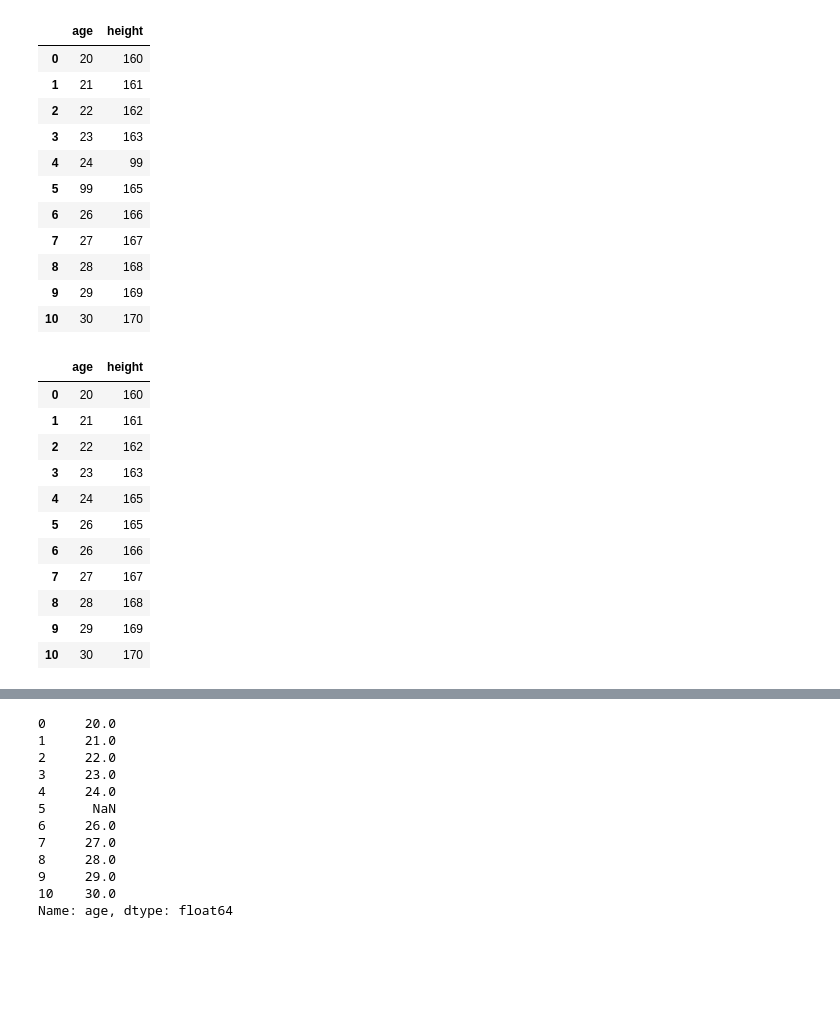
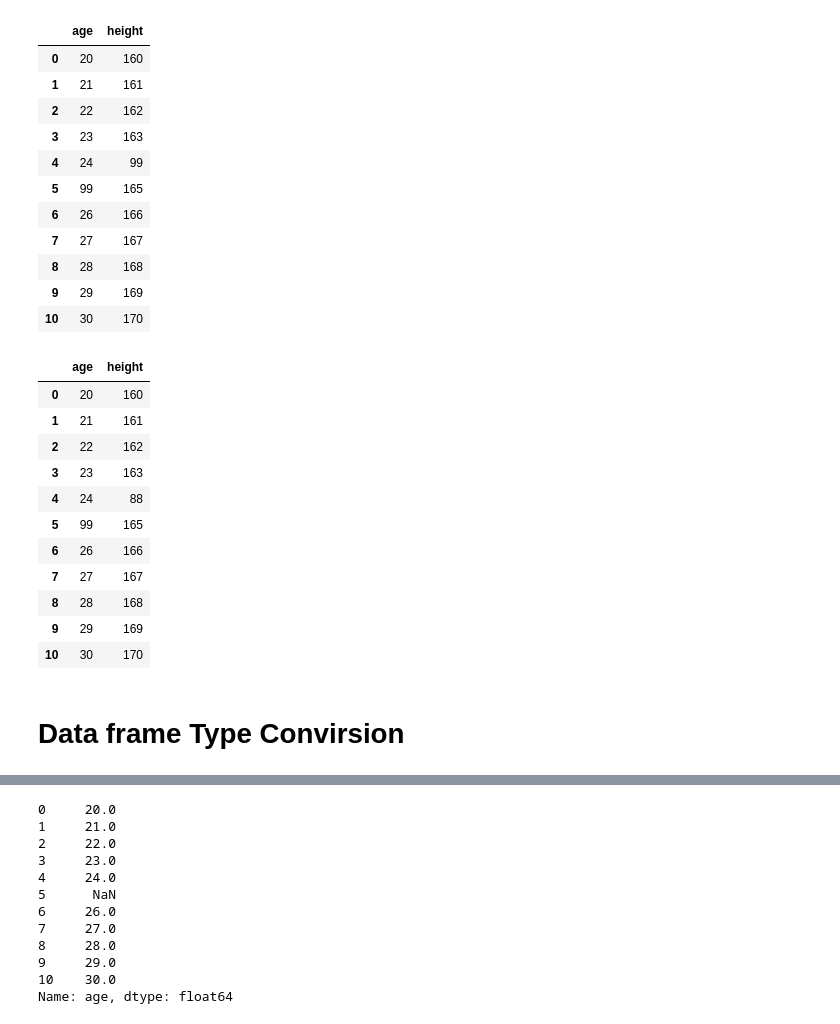
Before and after one commit to Swagata04/MLDS, a Jupyter notebook: HRV/DataScience/Dtavisualisation/datawrangling.ipynb, the cells around one changed output, grey strips where cells are left out. Cells and saved outputs as stored; diff of their text form; code cells hidden in the pictures; blank space fills up the shorter version.

```diff
--- a/HRV/DataScience/Dtavisualisation/datawrangling.ipynb
+++ b/HRV/DataScience/Dtavisualisation/datawrangling.ipynb
@@ -88,19 +102,22 @@ df1.fillna(99)
 | 8 | 28 | 168 |
 | 9 | 29 | 169 |
 | 10 | 30 | 170 |
+# %%
+df1.fillna({'age': 99, 'height': 88})
+# %% [output]
+|  | age | height |
+| 0 | 20 | 160 |
+| 1 | 21 | 161 |
+| 2 | 22 | 162 |
+| 3 | 23 | 163 |
+| 4 | 24 | 88 |
+| 5 | 99 | 165 |
+| 6 | 26 | 166 |
+| 7 | 27 | 167 |
+| 8 | 28 | 168 |
+| 9 | 29 | 169 |
+| 10 | 30 | 170 |
 # %%
-df1.fillna(method='bfill', inplace=True)
-df1.astype(np.int64)
+df1.fillna(method='ffill', inplace=True)
-# %% [output]
-|  | age | height |
-| 0 | 20 | 160 |
-| 1 | 21 | 161 |
-| 2 | 22 | 162 |
-| 3 | 23 | 163 |
-| 4 | 24 | 165 |
-| 5 | 26 | 165 |
-| 6 | 26 | 166 |
-| 7 | 27 | 167 |
-| 8 | 28 | 168 |
-| 9 | 29 | 169 |
-| 10 | 30 | 170 |
+# %% [markdown]
+# Data frame Type Convirsion
```
Also changed, not shown: parts of 5 cells of this notebook.
